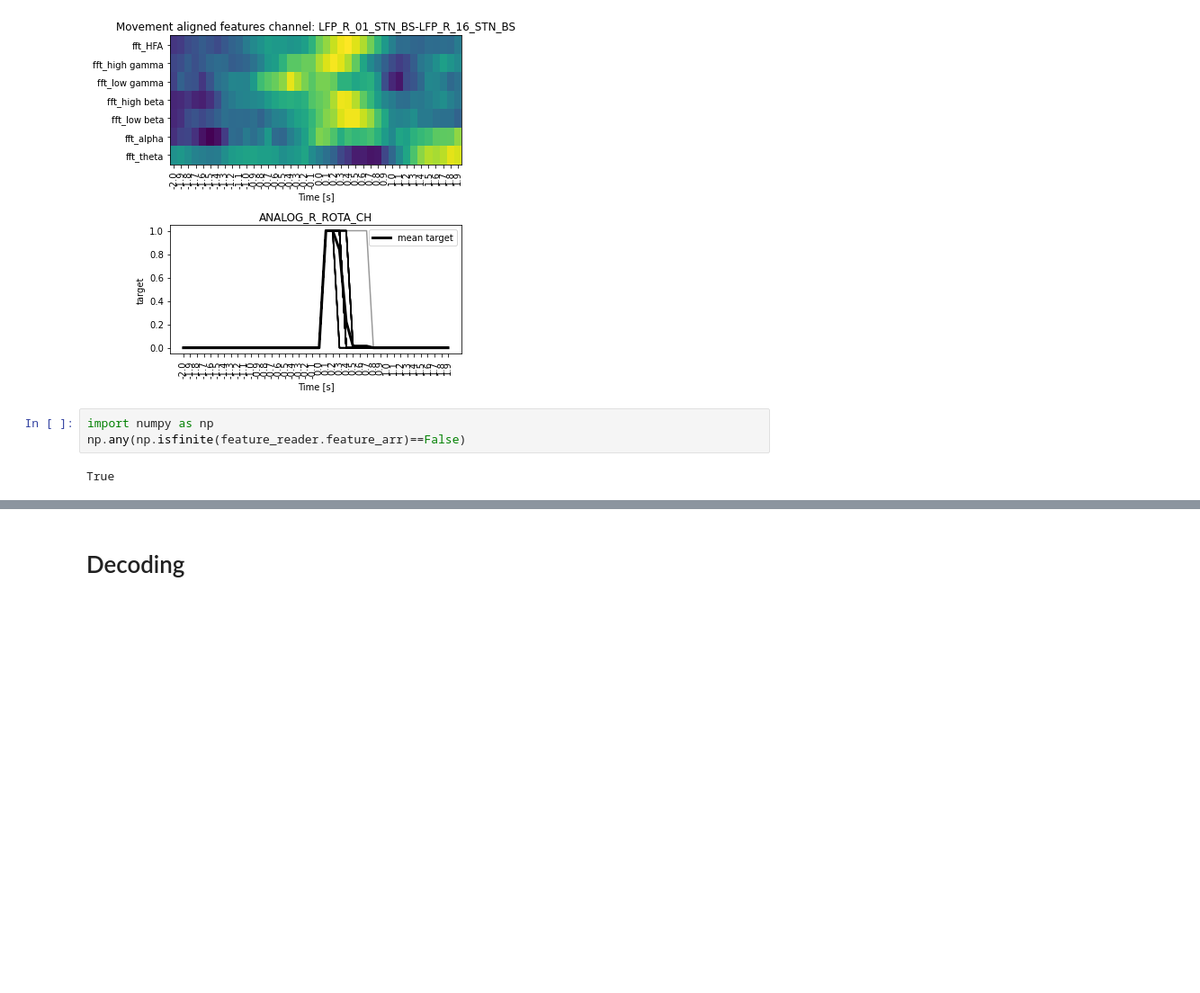
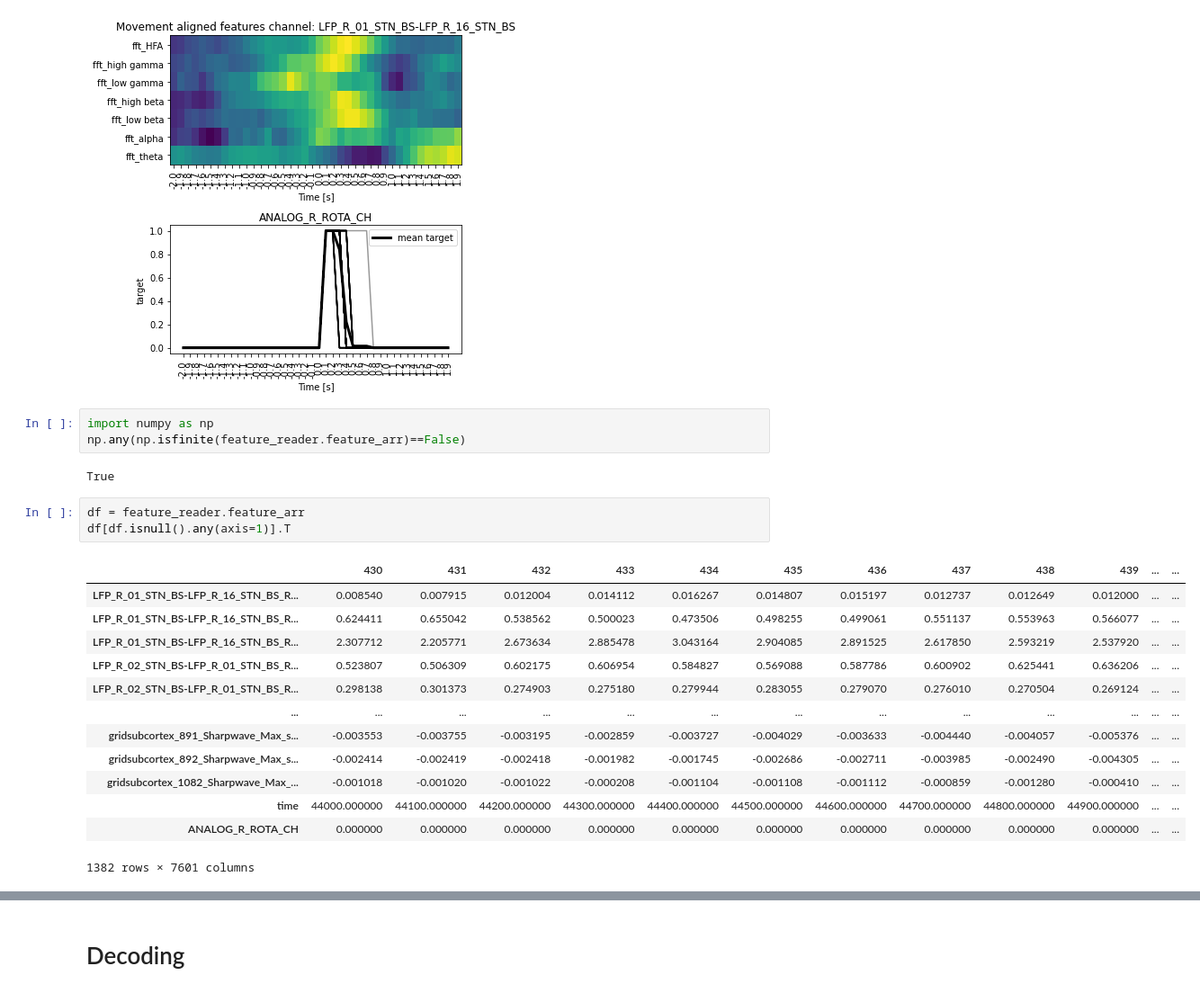
Before and after one commit to richardkoehler/py_neuromodulation, a Jupyter notebook: examples/example_decodingML.ipynb, the cells around one changed output, grey strips where cells are left out. Shown at 90% size. Cells and saved outputs as stored; diff of their text form; blank space fills up the shorter version.

```diff
--- a/examples/example_decodingML.ipynb
+++ b/examples/example_decodingML.ipynb
@@ -136,3 +137,20 @@ import numpy as np
 np.any(np.isfinite(feature_reader.feature_arr)==False)
 # %% [output]
 True
+# %%
+df = feature_reader.feature_arr
+df[df.isnull().any(axis=1)].T
+# %% [output]
+|  | 430 | 431 | 432 | 433 | 434 | 435 | 436 | 437 | 438 | 439 | ... | ... |
+| LFP_R_01_STN_BS-LFP_R_16_STN_BS_R... | 0.008540 | 0.007915 | 0.012004 | 0.014112 | 0.016267 | 0.014807 | 0.015197 | 0.012737 | 0.012649 | 0.012000 | ... | ... |
+| LFP_R_01_STN_BS-LFP_R_16_STN_BS_R... | 0.624411 | 0.655042 | 0.538562 | 0.500023 | 0.473506 | 0.498255 | 0.499061 | 0.551137 | 0.553963 | 0.566077 | ... | ... |
+| LFP_R_01_STN_BS-LFP_R_16_STN_BS_R... | 2.307712 | 2.205771 | 2.673634 | 2.885478 | 3.043164 | 2.904085 | 2.891525 | 2.617850 | 2.593219 | 2.537920 | ... | ... |
+| LFP_R_02_STN_BS-LFP_R_01_STN_BS_R... | 0.523807 | 0.506309 | 0.602175 | 0.606954 | 0.584827 | 0.569088 | 0.587786 | 0.600902 | 0.625441 | 0.636206 | ... | ... |
+| LFP_R_02_STN_BS-LFP_R_01_STN_BS_R... | 0.298138 | 0.301373 | 0.274903 | 0.275180 | 0.279944 | 0.283055 | 0.279070 | 0.276010 | 0.270504 | 0.269124 | ... | ... |
+| ... | ... | ... | ... | ... | ... | ... | ... | ... | ... | ... | ... | ... |
+| gridsubcortex_891_Sharpwave_Max_s... | -0.003553 | -0.003755 | -0.003195 | -0.002859 | -0.003727 | -0.004029 | -0.003633 | -0.004440 | -0.004057 | -0.005376 | ... | ... |
+| gridsubcortex_892_Sharpwave_Max_s... | -0.002414 | -0.002419 | -0.002418 | -0.001982 | -0.001745 | -0.002686 | -0.002711 | -0.003985 | -0.002490 | -0.004305 | ... | ... |
+| gridsubcortex_1082_Sharpwave_Max_... | -0.001018 | -0.001020 | -0.001022 | -0.000208 | -0.001104 | -0.001108 | -0.001112 | -0.000859 | -0.001280 | -0.000410 | ... | ... |
+| time | 44000.000000 | 44100.000000 | 44200.000000 | 44300.000000 | 44400.000000 | 44500.000000 | 44600.000000 | 44700.000000 | 44800.000000 | 44900.000000 | ... | ... |
+| ANALOG_R_ROTA_CH | 0.000000 | 0.000000 | 0.000000 | 0.000000 | 0.000000 | 0.000000 | 0.000000 | 0.000000 | 0.000000 | 0.000000 | ... | ... |
+1382 rows × 7601 columns
```
Also changed, not shown: parts of 12 cells of this notebook.
